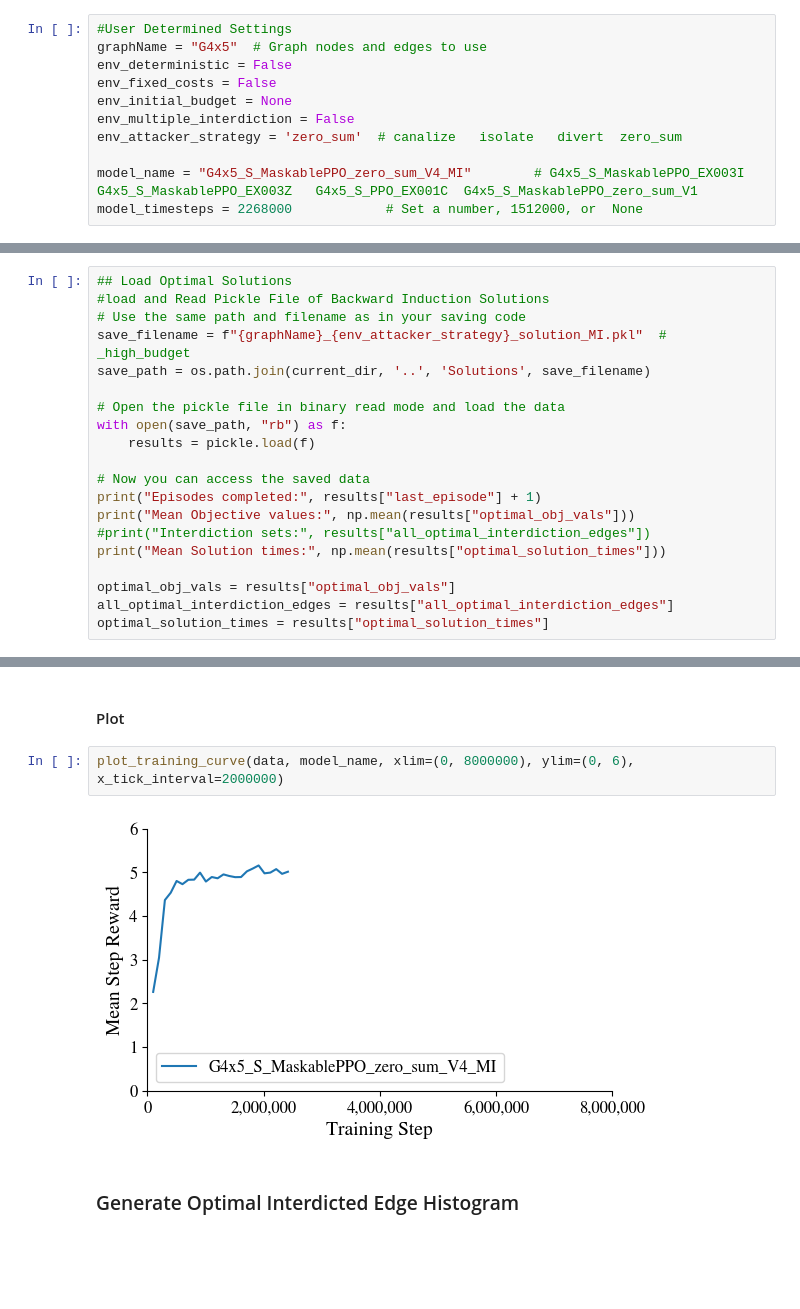
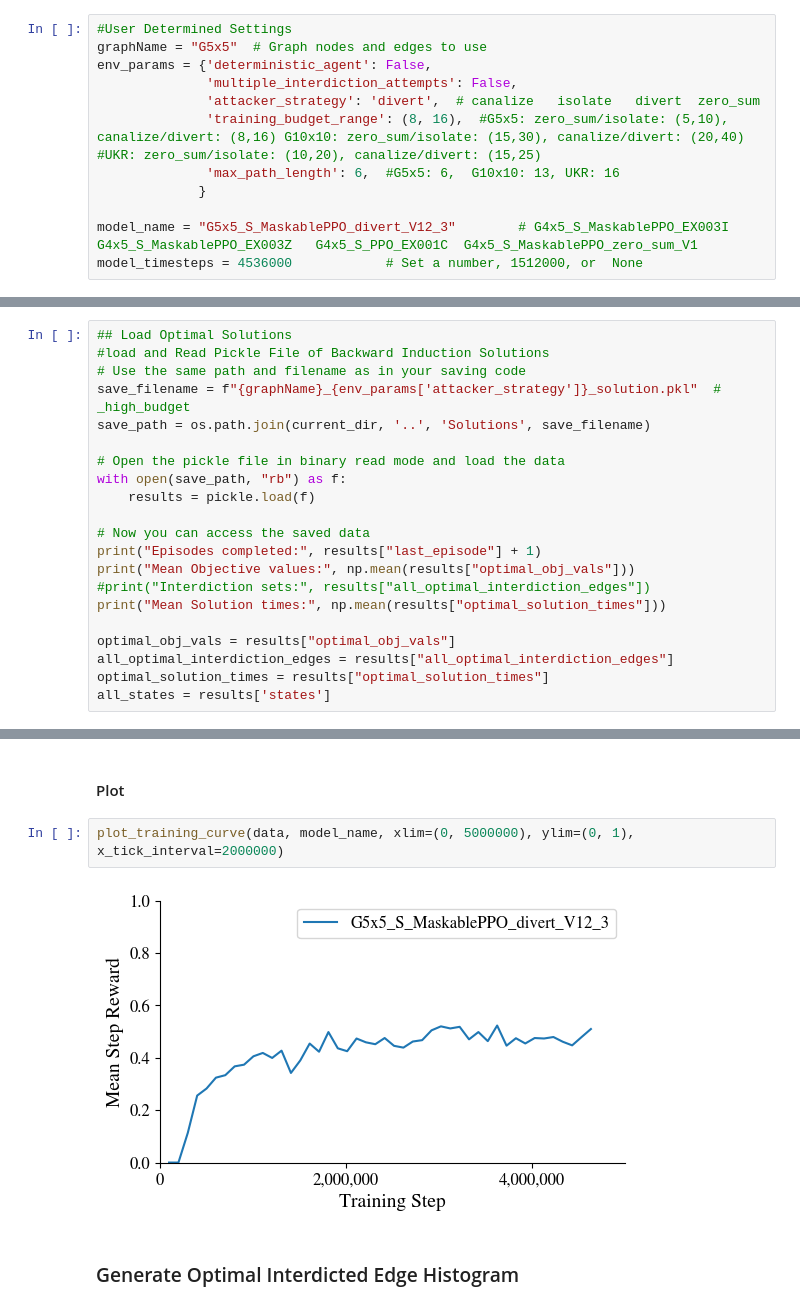
Before and after one commit to m-r-webb/RL-Threat-Adaptive-Network-Interdiction, a Jupyter notebook: Code/Agent_Evaluation.ipynb, the cells around one changed output, grey strips where cells are left out. Saved outputs shown, nothing was run; the diff lists cells and outputs as text; blank space fills up the shorter version.

```diff
--- a/Code/Agent_Evaluation.ipynb
+++ b/Code/Agent_Evaluation.ipynb
@@ -36,15 +36,16 @@ import env_TA as ce #modified for curriculum learning
 ### Input Parameters
 # %%
 #User Determined Settings
-graphName = "G4x5"  # Graph nodes and edges to use
-env_deterministic = False
-env_fixed_costs = False
-env_initial_budget = None
-env_multiple_interdiction = False
-env_attacker_strategy = 'zero_sum'  # canalize   isolate   divert  zero_sum
+graphName = "G5x5"  # Graph nodes and edges to use
+env_params = {'deterministic_agent': False,
+              'multiple_interdiction_attempts': False,
+              'attacker_strategy': 'divert',  # canalize   isolate   divert  zero_sum
+              'training_budget_range': (8, 16),  #G5x5: zero_sum/isolate: (5,10), canalize/divert: (8,16) G10x10: zero_sum/isolate: (15,30), canalize/divert: (20,40)   #UKR: zero_sum/isolate: (10,20), canalize/divert: (15,25)
+              'max_path_length': 6,  #G5x5: 6,  G10x10: 13, UKR: 16
+             }
 
-model_name = "G4x5_S_MaskablePPO_zero_sum_V4_MI"        # G4x5_S_MaskablePPO_EX003I   G4x5_S_MaskablePPO_EX003Z   G4x5_S_PPO_EX001C  G4x5_S_MaskablePPO_zero_sum_V1
-model_timesteps = 2268000            # Set a number, 1512000, or  None
+model_name = "G5x5_S_MaskablePPO_divert_V12_3"        # G4x5_S_MaskablePPO_EX003I   G4x5_S_MaskablePPO_EX003Z   G4x5_S_PPO_EX001C  G4x5_S_MaskablePPO_zero_sum_V1
+model_timesteps = 4536000            # Set a number, 1512000, or  None
 # %% [markdown]
 ### Create Environment and Load Optimal Solutions
 # %%
@@ -98,7 +91,7 @@ elif "A2C" in model_name:
 ## Load Optimal Solutions
 #load and Read Pickle File of Backward Induction Solutions
 # Use the same path and filename as in your saving code
-save_filename = f"{graphName}_{env_attacker_strategy}_solution_MI.pkl"  # _high_budget
+save_filename = f"{graphName}_{env_params['attacker_strategy']}_solution.pkl"  # _high_budget
 save_path = os.path.join(current_dir, '..', 'Solutions', save_filename)
 
 # Open the pickle file in binary read mode and load the data
@@ -114,4 +107,5 @@ print("Mean Solution times:", np.mean(results["optimal_solution_times"]))
 optimal_obj_vals = results["optimal_obj_vals"]
 all_optimal_interdiction_edges = results["all_optimal_interdiction_edges"]
 optimal_solution_times = results["optimal_solution_times"]
+all_states = results['states']
 # %% [output]
@@ -199,9 +193,9 @@ def plot_training_curve(data, model_name, figsize=(6, 3.4), xlim=(0, 5000000), y
 # %% [markdown]
 #### Plot
 # %%
-plot_training_curve(data, model_name, xlim=(0, 8000000), ylim=(0, 6), x_tick_interval=2000000)
+plot_training_curve(data, model_name, xlim=(0, 5000000), ylim=(0, 1), x_tick_interval=2000000)
 # %% [output]
-[figure, old version]
+[figure, new version]
 # %% [markdown]
 ### Generate Optimal Interdicted Edge Histogram
 # %% [markdown]
```
Also changed, not shown: parts of 19 cells of this notebook.
